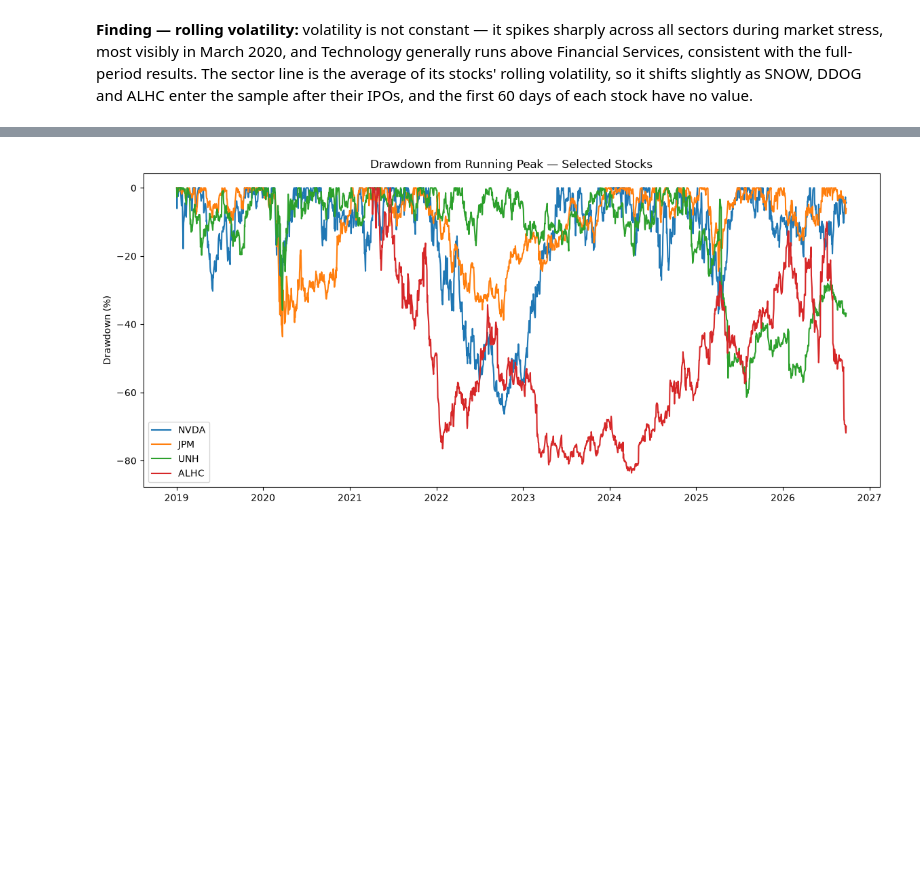
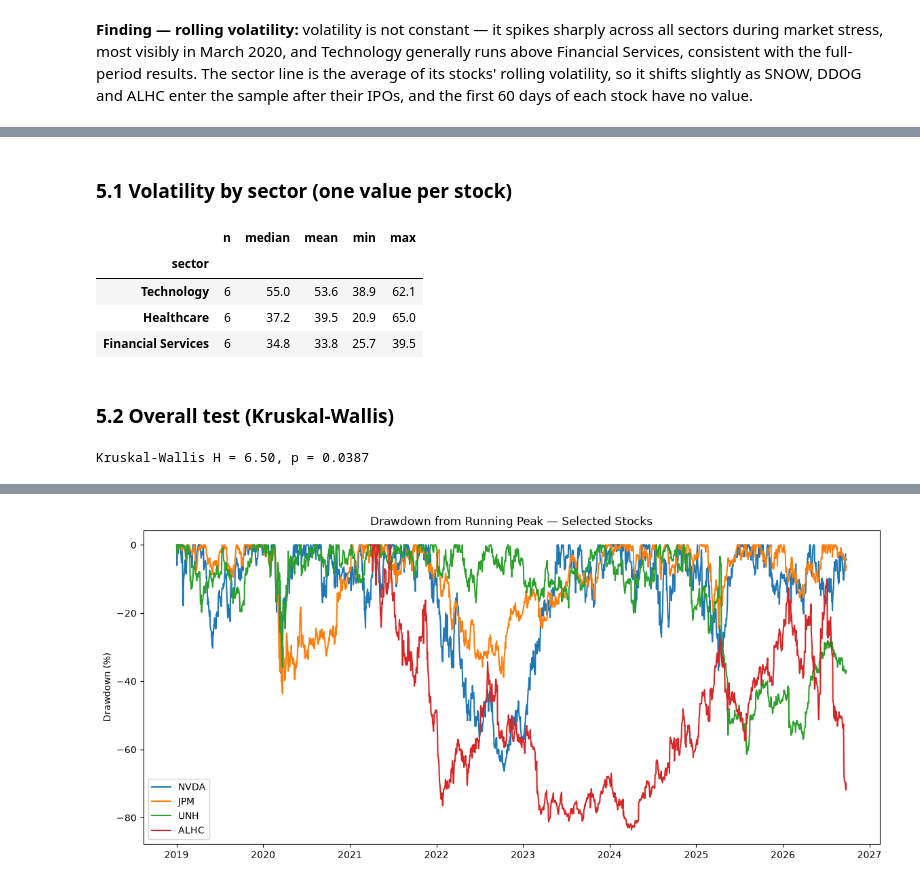
Before and after one commit to cdrshivam/market-analytics-case-study, a Jupyter notebook: notebooks/04_risk_metrics.ipynb, the cells around one changed output, grey strips where cells are left out. Drawn from its saved outputs; the diff is of its cells as text; code cells hidden in the pictures; blank space fills up the shorter version.

Commit message:
Null hypothesis and stats test added

```diff
--- a/notebooks/04_risk_metrics.ipynb
+++ b/notebooks/04_risk_metrics.ipynb
@@ -230,0 +245,20 @@ plt.show()
+# %% [markdown]
+### 5.1 Volatility by sector (one value per stock)
+# %%
+summary = metrics.groupby("sector")["ann_vol"].agg(n="count", median="median", mean="mean", min="min", max="max").round(1)
+summary.sort_values("median", ascending=False)
+# %% [output]
+|  | n | median | mean | min | max |
+| sector |  |  |  |  |  |
+| Technology | 6 | 55.0 | 53.6 | 38.9 | 62.1 |
+| Healthcare | 6 | 37.2 | 39.5 | 20.9 | 65.0 |
+| Financial Services | 6 | 34.8 | 33.8 | 25.7 | 39.5 |
+# %% [markdown]
+### 5.2 Overall test (Kruskal-Wallis)
+# %%
+groups = {s: metrics.loc[metrics["sector"] == s, "ann_vol"] for s in metrics["sector"].unique()}
+
+h_stat, p_kw = sp_stats.kruskal(*groups.values())
+print(f"Kruskal-Wallis H = {h_stat:.2f}, p = {p_kw:.4f}")
+# %% [output]
+Kruskal-Wallis H = 6.50, p = 0.0387
```
Also changed, not shown: parts of 12 cells of this notebook, 3 other files.
